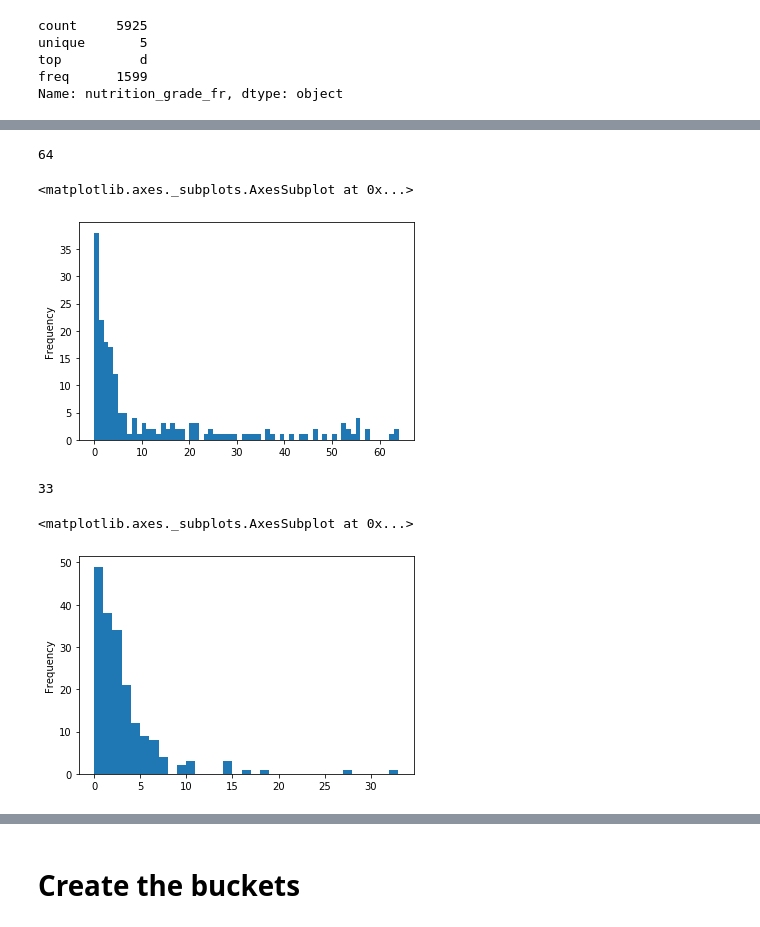
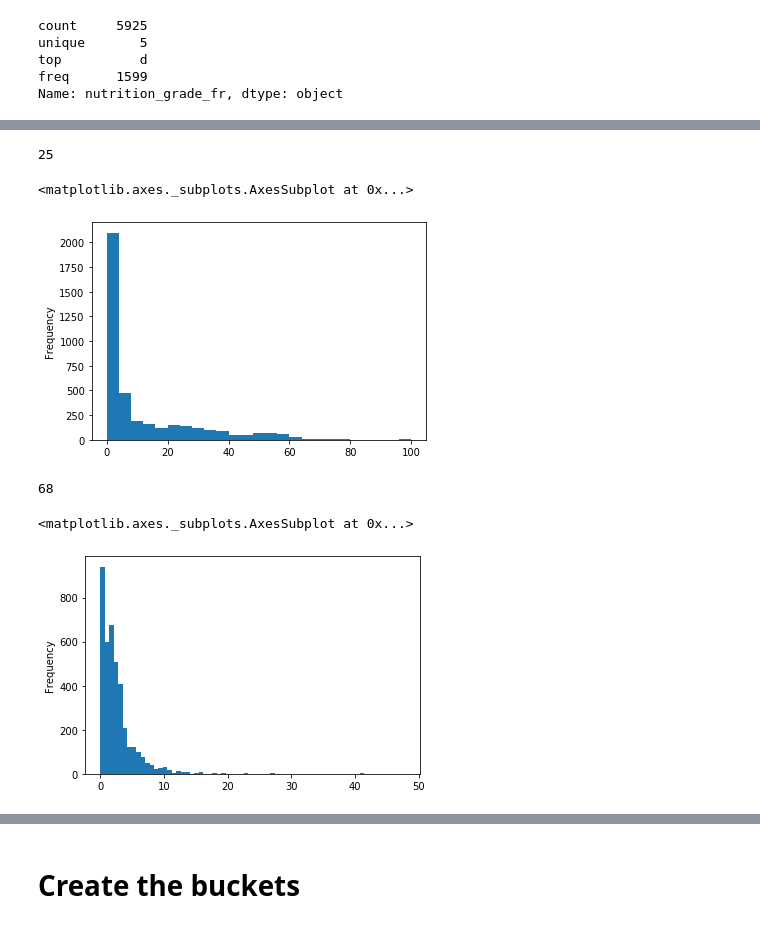
Before and after one commit to prathamsolanki/nutri-score-decision-models, a Jupyter notebook: dm_project_additive.ipynb, the cells around one changed output, grey strips where cells are left out. Drawn from its saved outputs; the diff is of its cells as text; code cells hidden in the pictures.

```diff
--- a/dm_project_additive.ipynb
+++ b/dm_project_additive.ipynb
@@ -18,6 +24,3 @@ unique       5
 top          d
 freq      1599
 Name: nutrition_grade_fr, dtype: object
-# %%
-# Sample
-df = df.sample(frac=0.05)
@@ -99,17 +83,17 @@ df['saturated_fat'].plot.hist(bins=bins)
 # %%
-bins = int((df['sugars'].max() - df['sugars'].min()) / 1)
+bins = int((df['sugars'].max() - df['sugars'].min()) / 4)
 print(bins)
 df['sugars'].plot.hist(bins=bins)
 # %% [output]
-64
+25
 <matplotlib.axes._subplots.AxesSubplot at 0x...>
-[figure, old version]
+[figure, new version]
 # %%
-bins = int((df['fiber'].max() - df['fiber'].min()) / 1)
+bins = int((df['fiber'].max() - df['fiber'].min()) / 0.7)
 print(bins)
 df['fiber'].plot.hist(bins=bins)
 # %% [output]
-33
+68
 <matplotlib.axes._subplots.AxesSubplot at 0x...>
-[figure, old version]
+[figure, new version]
 # %%
```
Also changed, not shown: parts of 32 cells of this notebook.
